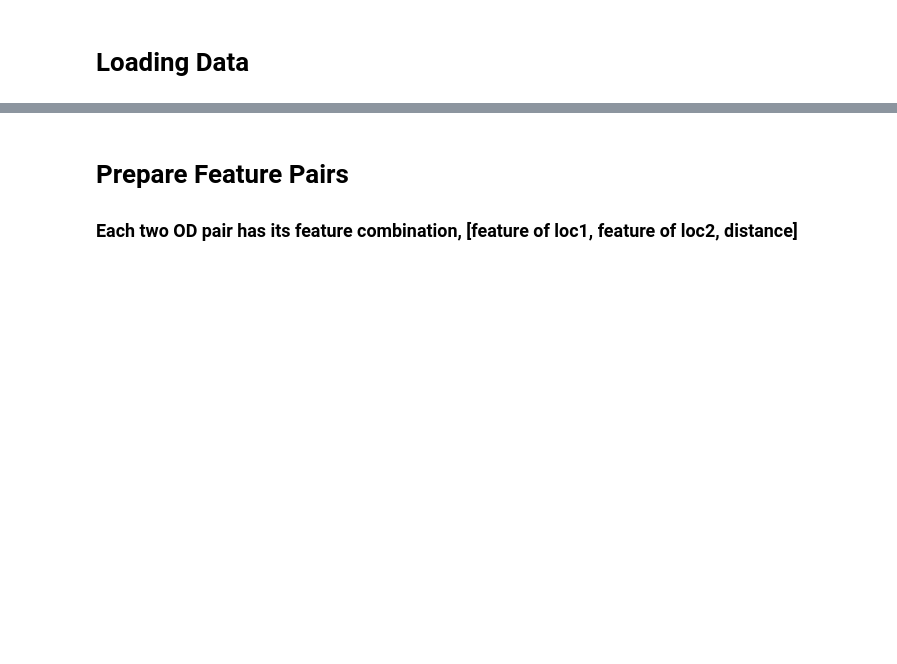
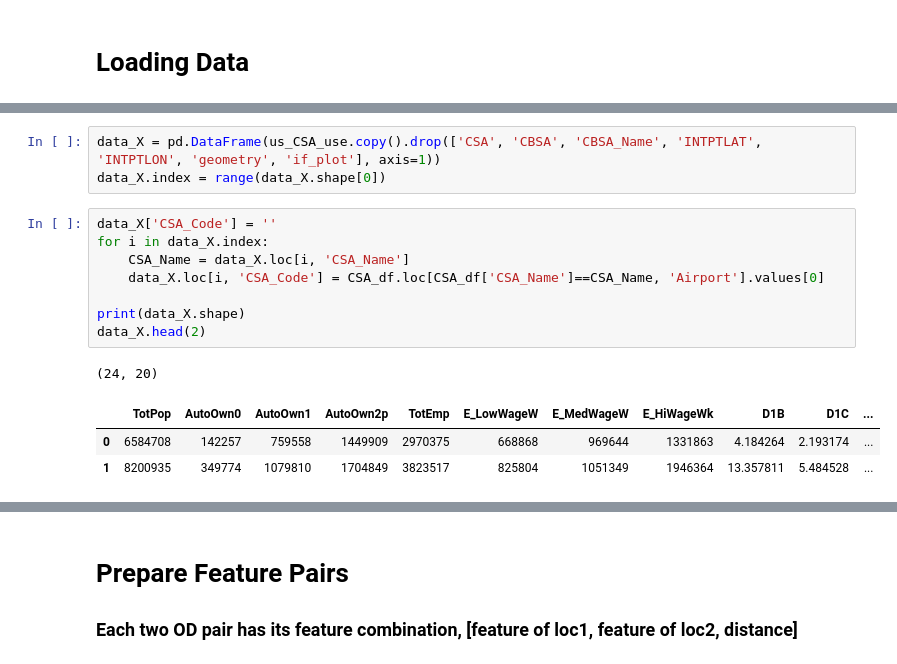
Before and after one commit to khzhang2/Air_Traffic, a Jupyter notebook: Model - VAE.ipynb, the cells around one changed output, grey strips where cells are left out. Drawn from its saved outputs; the diff is of its cells as text; blank space fills up the shorter version.

```diff
--- a/Model - VAE.ipynb
+++ b/Model - VAE.ipynb
@@ -32,0 +48,16 @@ plt.imshow(OD)
+# %%
+data_X = pd.DataFrame(us_CSA_use.copy().drop(['CSA', 'CBSA', 'CBSA_Name', 'INTPTLAT', 'INTPTLON', 'geometry', 'if_plot'], axis=1))
+data_X.index = range(data_X.shape[0])
+# %%
+data_X['CSA_Code'] = ''
+for i in data_X.index:
+    CSA_Name = data_X.loc[i, 'CSA_Name']
+    data_X.loc[i, 'CSA_Code'] = CSA_df.loc[CSA_df['CSA_Name']==CSA_Name, 'Airport'].values[0]
+
+print(data_X.shape)
+data_X.head(2)
+# %% [output]
+(24, 20)
+|  | TotPop | AutoOwn0 | AutoOwn1 | AutoOwn2p | TotEmp | E_LowWageW | E_MedWageW | E_HiWageWk | D1B | D1C | ... |
+| 0 | 6584708 | 142257 | 759558 | 1449909 | 2970375 | 668868 | 969644 | 1331863 | 4.184264 | 2.193174 | ... |
+| 1 | 8200935 | 349774 | 1079810 | 1704849 | 3823517 | 825804 | 1051349 | 1946364 | 13.357811 | 5.484528 | ... |
```
Also changed, not shown: parts of 11 cells of this notebook.
